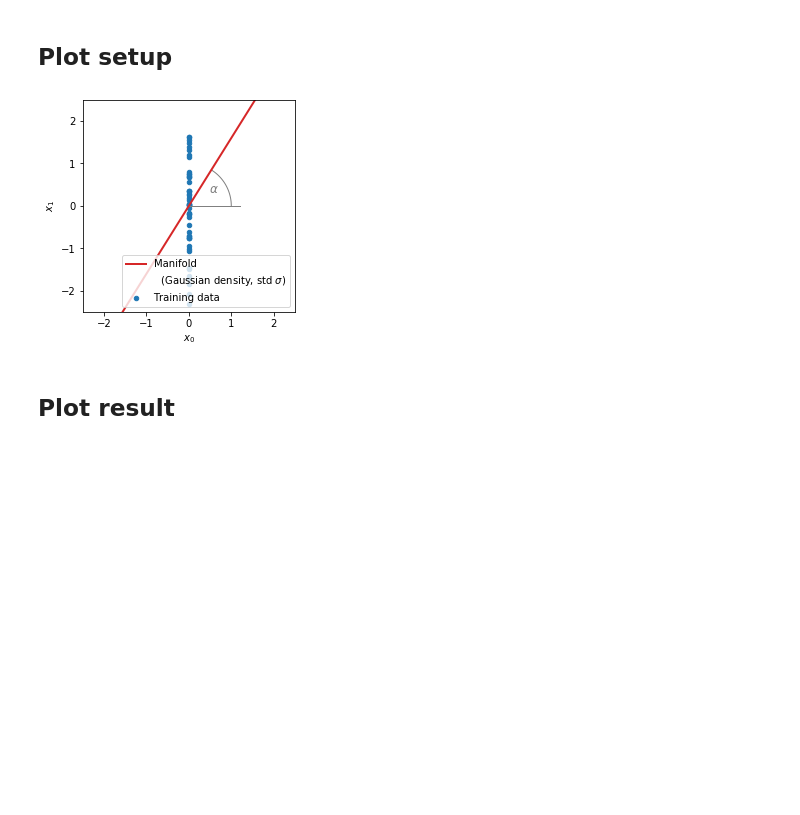
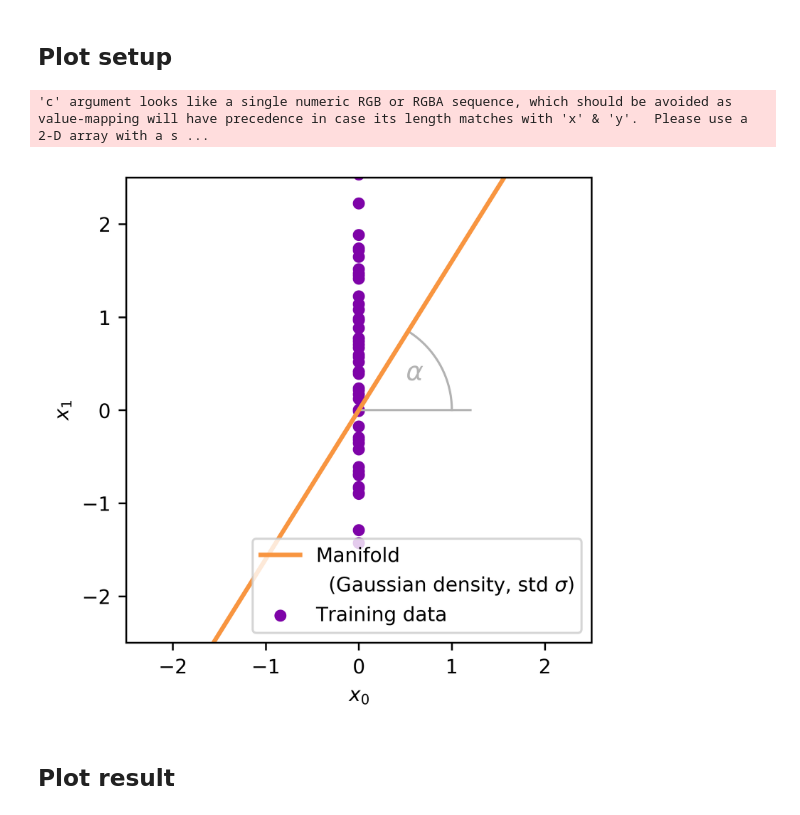
Before and after one commit to johannbrehmer/manifold-flow, a Jupyter notebook: experiments/notebooks/likelihood_instability_demo.ipynb, the cells around one changed output. Saved outputs shown, nothing was run; the diff lists cells and outputs as text; code cells hidden in the pictures; blank space fills up the shorter version.

```diff
--- a/experiments/notebooks/likelihood_instability_demo.ipynb
+++ b/experiments/notebooks/likelihood_instability_demo.ipynb
@@ -61,23 +61,24 @@ delta_x_grid = np.array(delta_x_grid).reshape(res, res)
 # %%
 fig, ax = ps.figure()
 
-plt.plot([0, 1.2], [0, 0], c="0.5", lw=1.)
+plt.plot([0, 1.2], [0, 0], c=ps.COLOR_NEUTRAL2, lw=1.)
 angles=np.linspace(0,np.arctan(8./5.), 100)
-plt.plot(np.cos(angles), np.sin(angles), c="0.5", lw=1.)
-plt.text(0.6, 0.4, r"$\alpha$", c="0.5", fontsize=12, ha="center", va="center")
-plt.scatter(x[:50,0], x[:50,1], s=20., c="C0", label="Training data")
-plt.plot([-5, 5], [-8, 8], c="C3", lw=2., label=r"Manifold")
+plt.plot(np.cos(angles), np.sin(angles), c=ps.COLOR_NEUTRAL2, lw=1.)
+plt.text(0.6, 0.4, r"$\alpha$", c=ps.COLOR_NEUTRAL2, fontsize=12, ha="center", va="center")
+plt.scatter(x[:50,0], x[:50,1], s=20., c=ps.COLORS[1], label="Training data")
+plt.plot([-5, 5], [-8, 8], c=ps.COLORS[3], lw=2., label=r"Manifold")
 plt.plot([], [], c="white", ls=" ", label=r"  (Gaussian density, std $\sigma$)")
 plt.legend(loc="lower right")
 ax.axis("equal")
 plt.xlim(-2.5, 2.5)
 plt.ylim(-2.5, 2.5)
 plt.xlabel(r"$x_0$")
 plt.ylabel(r"$x_1$")
 
 plt.savefig("../figures/instability_demo_setup.pdf")
 # %% [output]
+'c' argument looks like a single numeric RGB or RGBA sequence, which should be avoided as value-mapping will have precedence in case its length matches with 'x' & 'y'.  Please use a 2-D array with a s ...
-[figure, old version]
+[figure, new version]
 # %% [markdown]
 ## Plot result
 # %%
```
Also changed, not shown: parts of 3 cells of this notebook, 8 other files.
